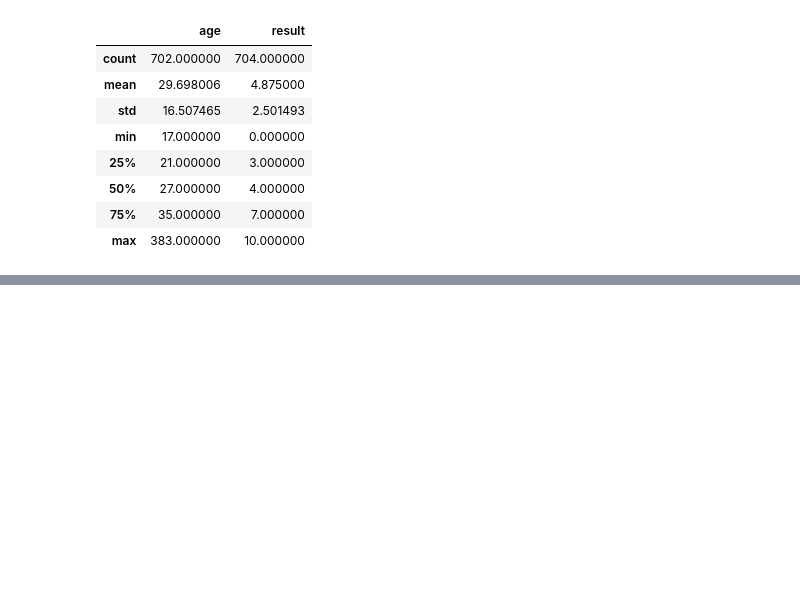
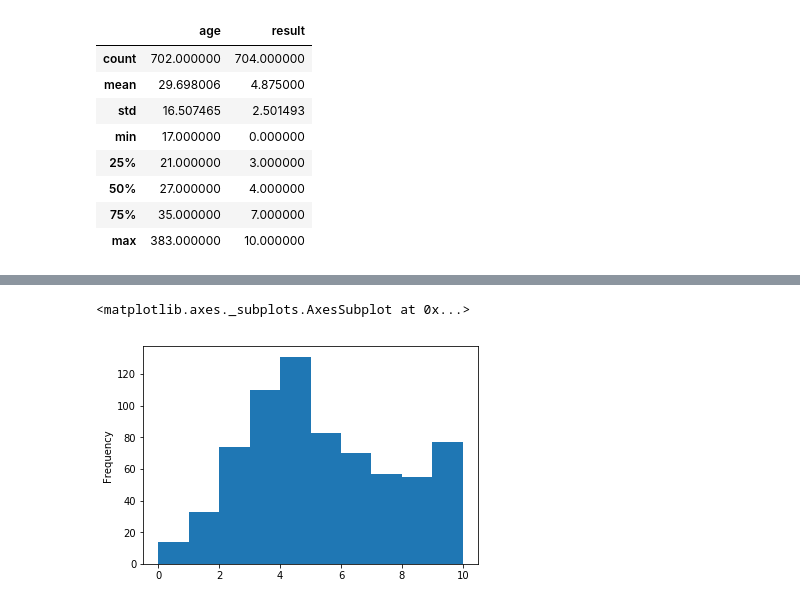
Before and after one commit to nathNath/provadeia, a Jupyter notebook: questaoum/questaoum.ipynb, the cells around one changed output, grey strips where cells are left out. Cells and saved outputs as stored; diff of their text form; code cells hidden in the pictures; blank space fills up the shorter version.

```diff
--- a/questaoum/questaoum.ipynb
+++ b/questaoum/questaoum.ipynb
@@ -151,0 +170,5 @@ Name: age, Length: 704, dtype: float64
+# %%
+dataset['result'].plot(kind='hist')
+# %% [output]
+<matplotlib.axes._subplots.AxesSubplot at 0x...>
+[figure, added]
```
Also changed, not shown: parts of 22 cells of this notebook, 5 other files.
